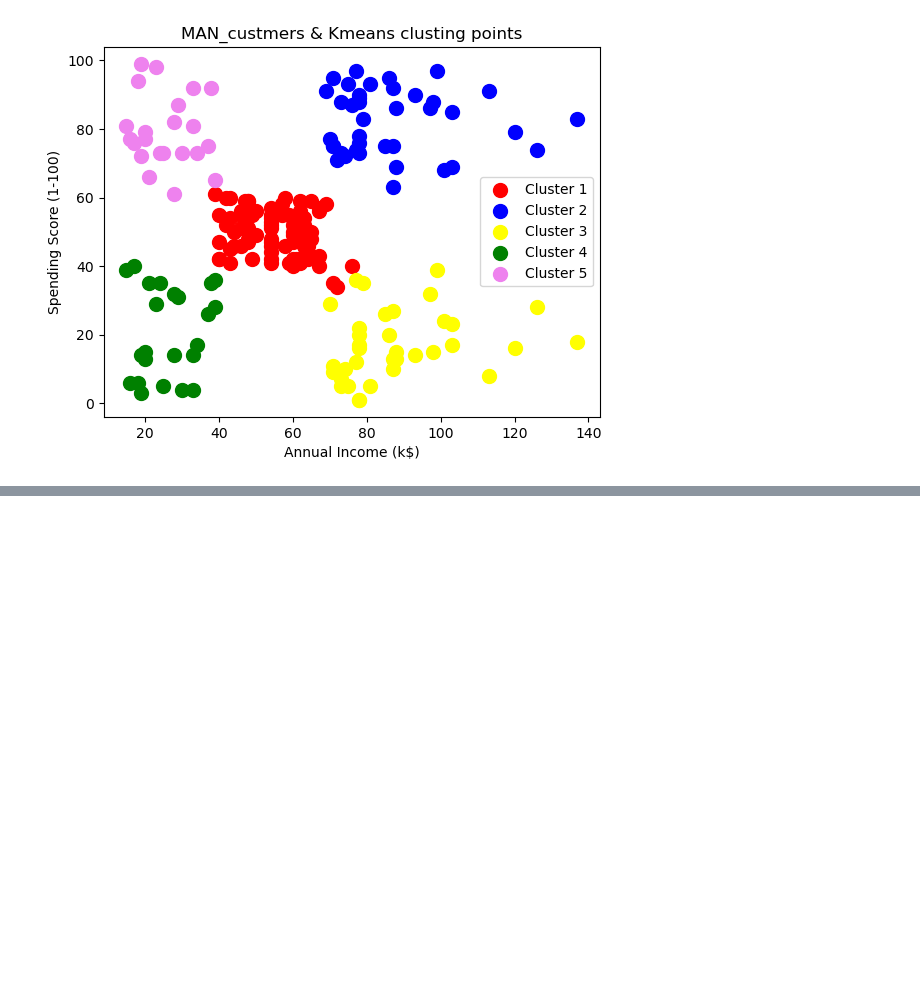
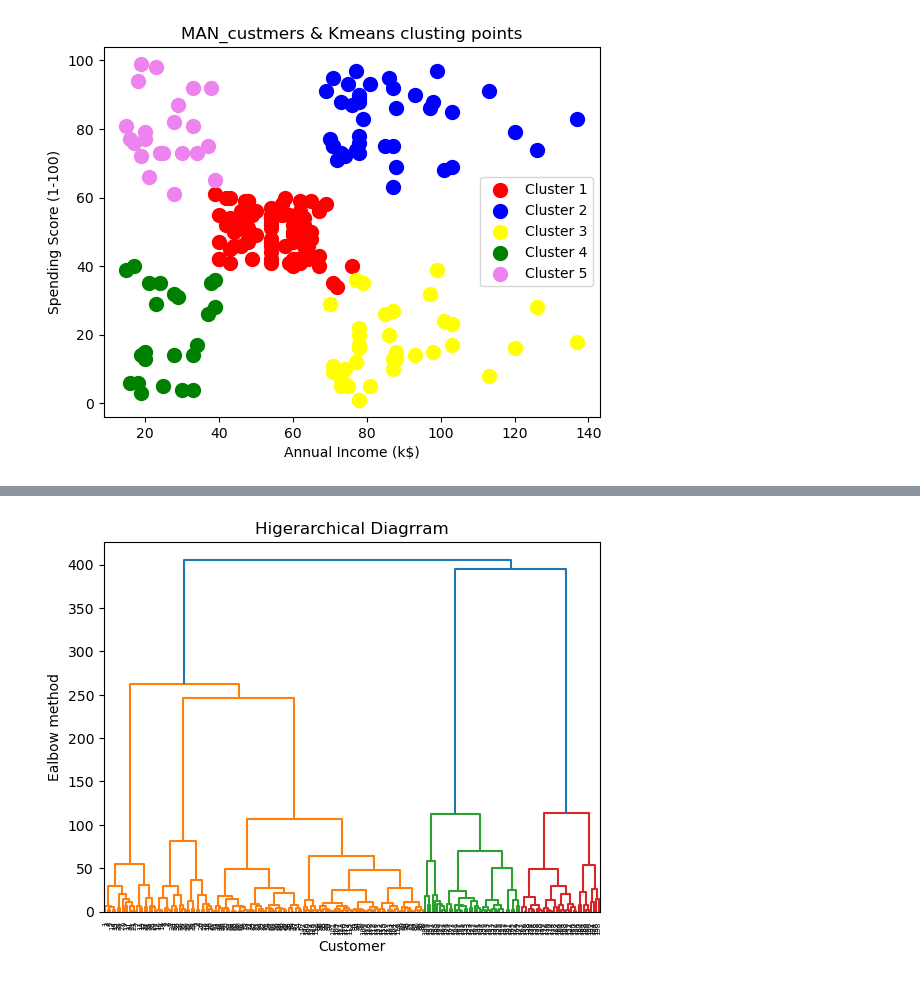
Before and after one commit to Gireeshunique/Gireesh-_Unique, a Jupyter notebook: K-Means Dataset/K-means.ipynb, the cells around one changed output, grey strips where cells are left out. Drawn from its saved outputs; the diff is of its cells as text; code cells hidden in the pictures; blank space fills up the shorter version.

```diff
--- a/K-Means Dataset/K-means.ipynb
+++ b/K-Means Dataset/K-means.ipynb
@@ -110,0 +118,2 @@ plt.show()
+# %%
+dataset = pd.read_csv('Mall_Customers.csv')
@@ -110,0 +165,3 @@ plt.show()
+# %%
+# feature matrix
+x= dataset.iloc[:,3:].values
@@ -110,0 +188,9 @@ plt.show()
+# %%
+import  scipy.cluster.hierarchy as sch
+dendrogram = sch.dendrogram(sch.linkage(x, method='ward'))
+plt.title("Higerarchical Diagrram")
+plt.xlabel("Customer")
+plt.ylabel("Ealbow method")
+plt.show()
+# %% [output]
+[figure, added]
```
Also changed, not shown: parts of 10 cells of this notebook.
